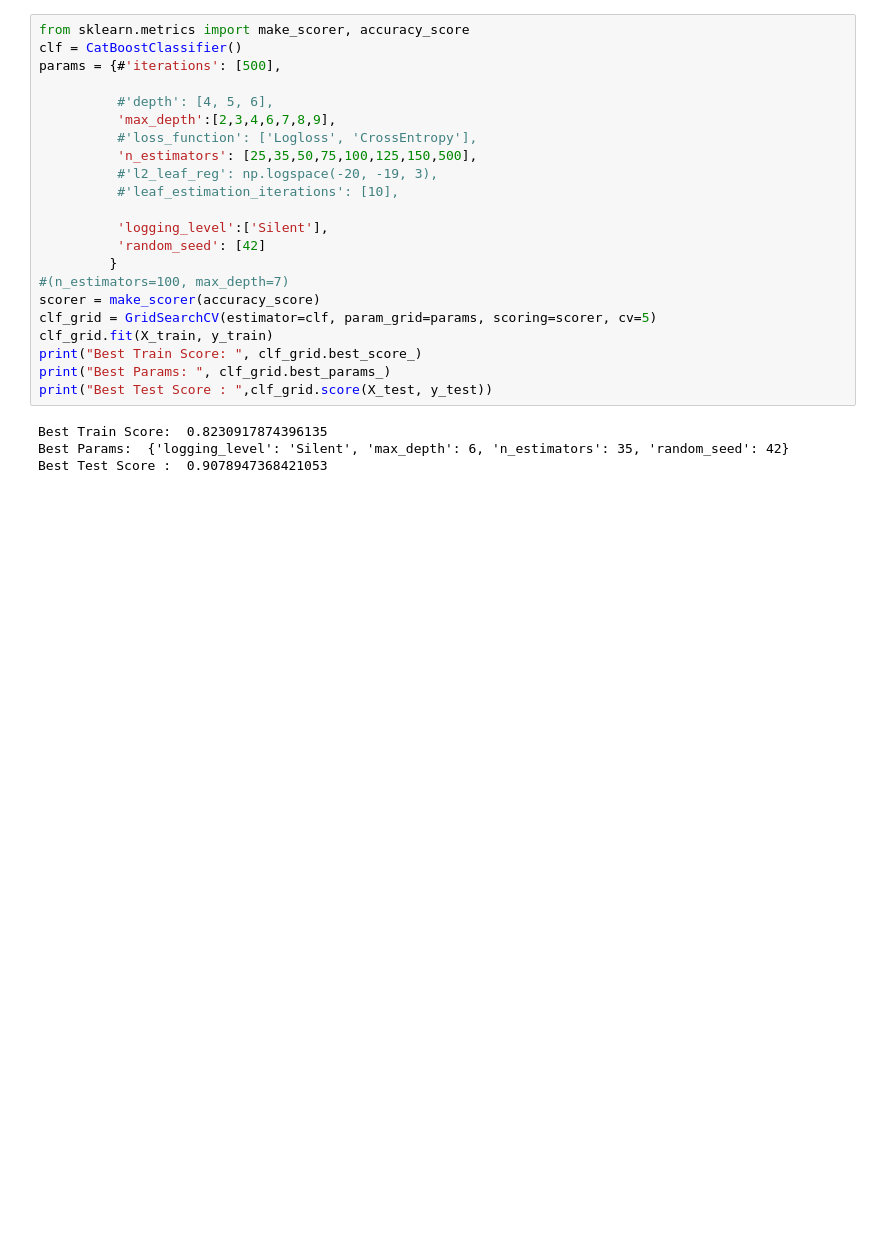
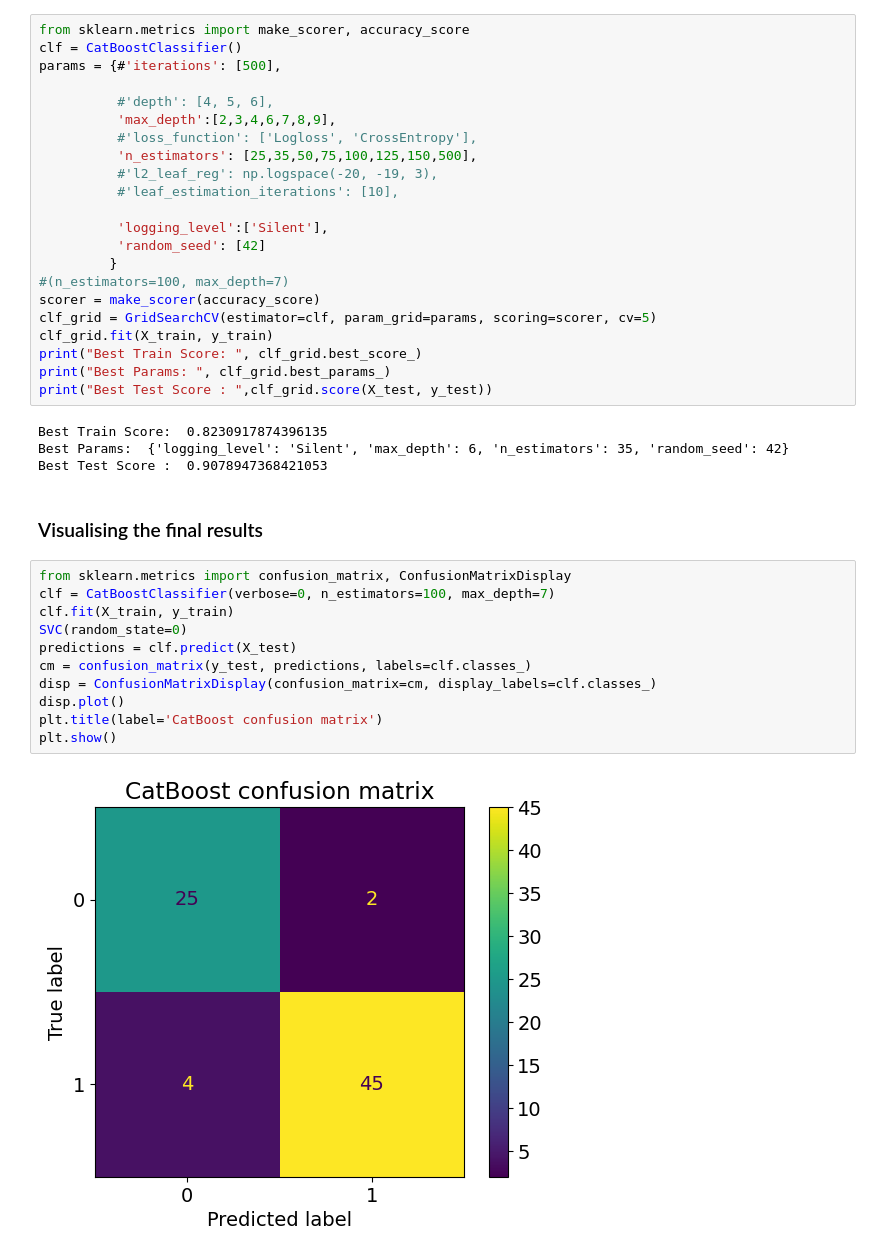
Before and after one commit to sgafanth/heart-attack-analysis, a Jupyter notebook: heart_attack_analysis.ipynb, the cells around one changed output. Saved outputs shown, nothing was run; the diff lists cells and outputs as text; blank space fills up the shorter version.

```diff
--- a/heart_attack_analysis.ipynb
+++ b/heart_attack_analysis.ipynb
@@ -480,3 +545,18 @@ print("Best Test Score : ",clf_grid.score(X_test, y_test))
 Best Train Score:  0.8230917874396135
 Best Params:  {'logging_level': 'Silent', 'max_depth': 6, 'n_estimators': 35, 'random_seed': 42}
 Best Test Score :  0.9078947368421053
+# %% [markdown]
+### Visualising the final results
+# %%
+from sklearn.metrics import confusion_matrix, ConfusionMatrixDisplay
+clf = CatBoostClassifier(verbose=0, n_estimators=100, max_depth=7)
+clf.fit(X_train, y_train)
+SVC(random_state=0)
+predictions = clf.predict(X_test)
+cm = confusion_matrix(y_test, predictions, labels=clf.classes_)
+disp = ConfusionMatrixDisplay(confusion_matrix=cm, display_labels=clf.classes_)
+disp.plot()
+plt.title(label='CatBoost confusion matrix')
+plt.show()
+# %% [output]
+[figure, added]
```
Also changed, not shown: parts of 21 cells of this notebook.
